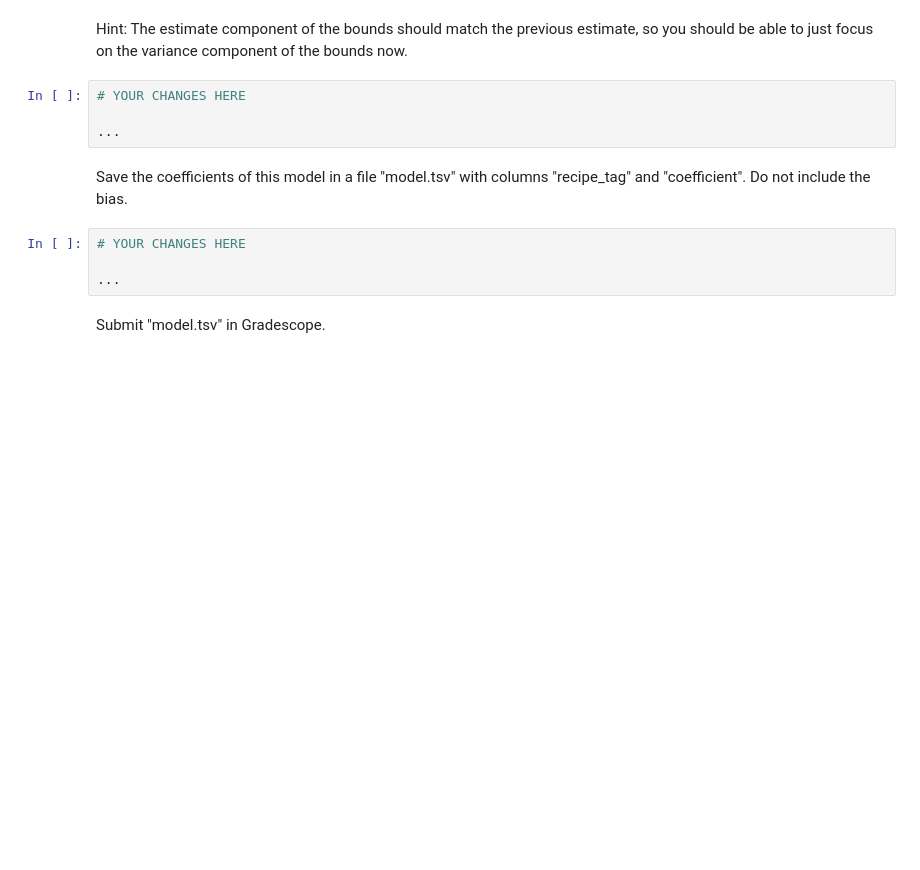
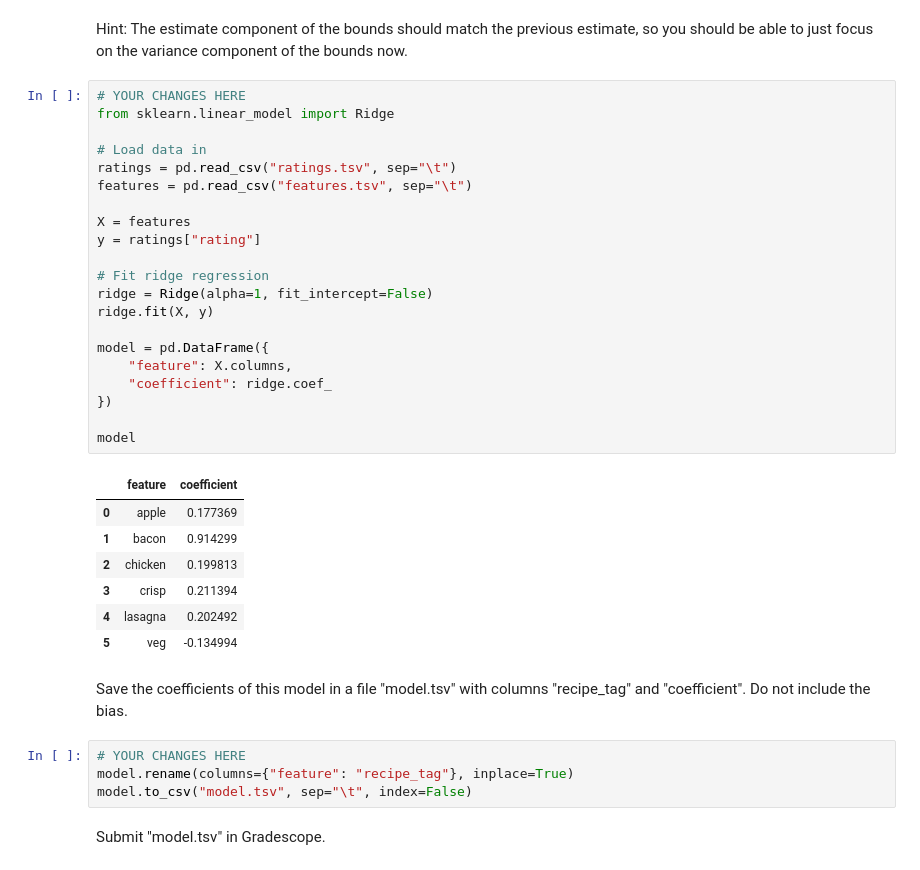
Before and after one commit to ethibaul/dx704-project-04, a Jupyter notebook: project.ipynb, the cells around one changed output. Drawn from its saved outputs; the diff is of its cells as text; blank space fills up the shorter version.

```diff
--- a/project.ipynb
+++ b/project.ipynb
@@ -195,17 +210,42 @@ Use your feature and rating files to build a ridge regression model with ridge r
 Hint: If you are using scikit-learn modeling classes, you should use `fit_intercept=False` since that intercept value will be redundant with the bias coefficient.
 # %% [markdown]
 Hint: The estimate component of the bounds should match the previous estimate, so you should be able to just focus on the variance component of the bounds now.
-# %%
-# YOUR CHANGES HERE
-
-...
+# %%
+# YOUR CHANGES HERE
+from sklearn.linear_model import Ridge
+
+# Load data in
+ratings = pd.read_csv("ratings.tsv", sep="\t")
+features = pd.read_csv("features.tsv", sep="\t")
+
+X = features
+y = ratings["rating"]
+
+# Fit ridge regression
+ridge = Ridge(alpha=1, fit_intercept=False)
+ridge.fit(X, y)
+
+model = pd.DataFrame({
+    "feature": X.columns,
+    "coefficient": ridge.coef_
+})
+
+model
+# %% [output]
+|  | feature | coefficient |
+| 0 | apple | 0.177369 |
+| 1 | bacon | 0.914299 |
+| 2 | chicken | 0.199813 |
+| 3 | crisp | 0.211394 |
+| 4 | lasagna | 0.202492 |
+| 5 | veg | -0.134994 |
 # %% [markdown]
 Save the coefficients of this model in a file "model.tsv" with columns "recipe_tag" and "coefficient".
 Do not include the bias.
-# %%
-# YOUR CHANGES HERE
-
-...
+# %%
+# YOUR CHANGES HERE
+model.rename(columns={"feature": "recipe_tag"}, inplace=True)
+model.to_csv("model.tsv", sep="\t", index=False)
 # %% [markdown]
 Submit "model.tsv" in Gradescope.
 # %% [markdown]
```
Also changed, not shown: parts of 10 cells of this notebook, 3 other files.
